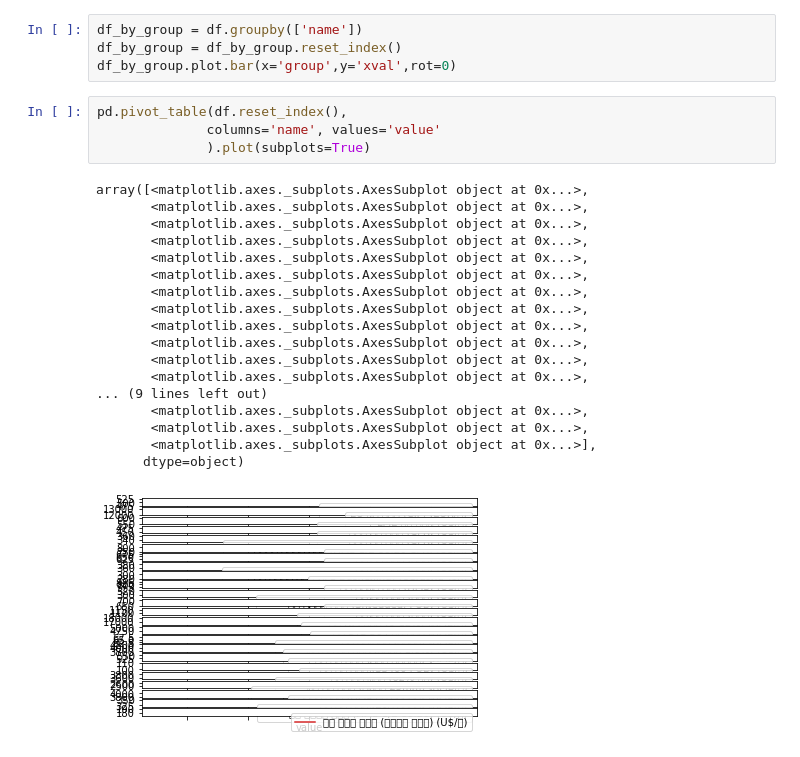
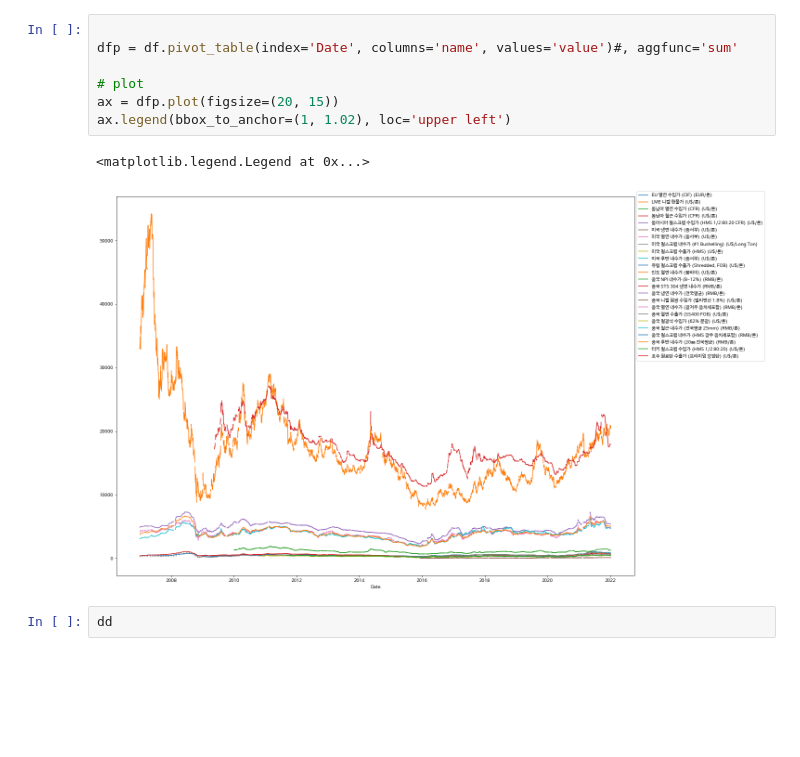
Before and after one commit to imsumin018/steelprice, a Jupyter notebook: SteelPrice_2021.ipynb, the cells around one changed output. Cells and saved outputs as stored; diff of their text form; blank space fills up the shorter version.

```diff
--- a/SteelPrice_2021.ipynb
+++ b/SteelPrice_2021.ipynb
@@ -35,27 +41,12 @@ WARNING: apt does not have a stable CLI interface. Use with caution in scripts.
-# %%
-df_by_group = df.groupby(['name'])
-df_by_group = df_by_group.reset_index()
-df_by_group.plot.bar(x='group',y='xval',rot=0)
-# %%
-pd.pivot_table(df.reset_index(),
-              columns='name', values='value'
-              ).plot(subplots=True)
-# %% [output]
-array([<matplotlib.axes._subplots.AxesSubplot object at 0x...>,
-       <matplotlib.axes._subplots.AxesSubplot object at 0x...>,
-       <matplotlib.axes._subplots.AxesSubplot object at 0x...>,
-       <matplotlib.axes._subplots.AxesSubplot object at 0x...>,
-       <matplotlib.axes._subplots.AxesSubplot object at 0x...>,
-       <matplotlib.axes._subplots.AxesSubplot object at 0x...>,
-       <matplotlib.axes._subplots.AxesSubplot object at 0x...>,
-       <matplotlib.axes._subplots.AxesSubplot object at 0x...>,
-       <matplotlib.axes._subplots.AxesSubplot object at 0x...>,
-       <matplotlib.axes._subplots.AxesSubplot object at 0x...>,
-       <matplotlib.axes._subplots.AxesSubplot object at 0x...>,
-       <matplotlib.axes._subplots.AxesSubplot object at 0x...>,
-... (9 lines left out)
-       <matplotlib.axes._subplots.AxesSubplot object at 0x...>,
-       <matplotlib.axes._subplots.AxesSubplot object at 0x...>,
-       <matplotlib.axes._subplots.AxesSubplot object at 0x...>],
-      dtype=object)
-[figure, removed]
+# %%
+
+dfp = df.pivot_table(index='Date', columns='name', values='value')#, aggfunc='sum'
+
+# plot
+ax = dfp.plot(figsize=(20, 15))
+ax.legend(bbox_to_anchor=(1, 1.02), loc='upper left')
+# %% [output]
+<matplotlib.legend.Legend at 0x...>
+[figure, added]
+# %%
+dd
```
Also changed, not shown: parts of 5 cells of this notebook.
